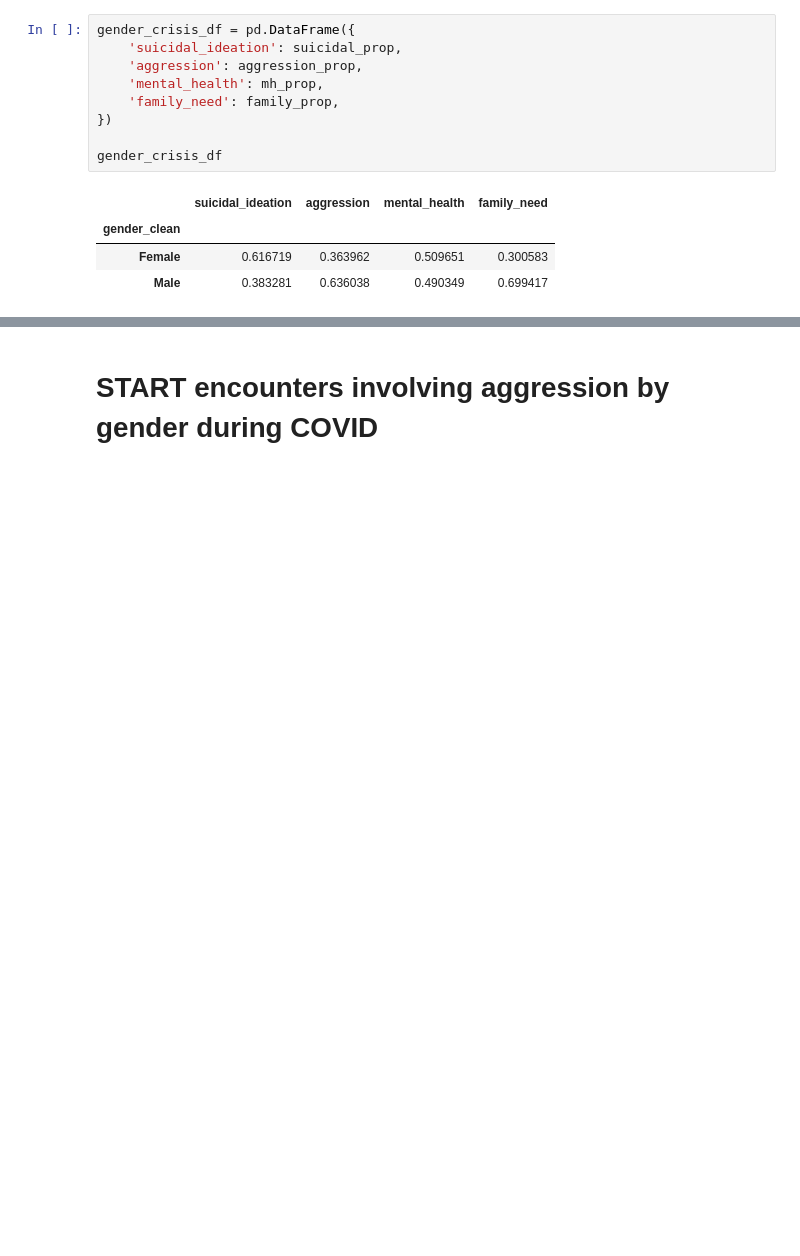
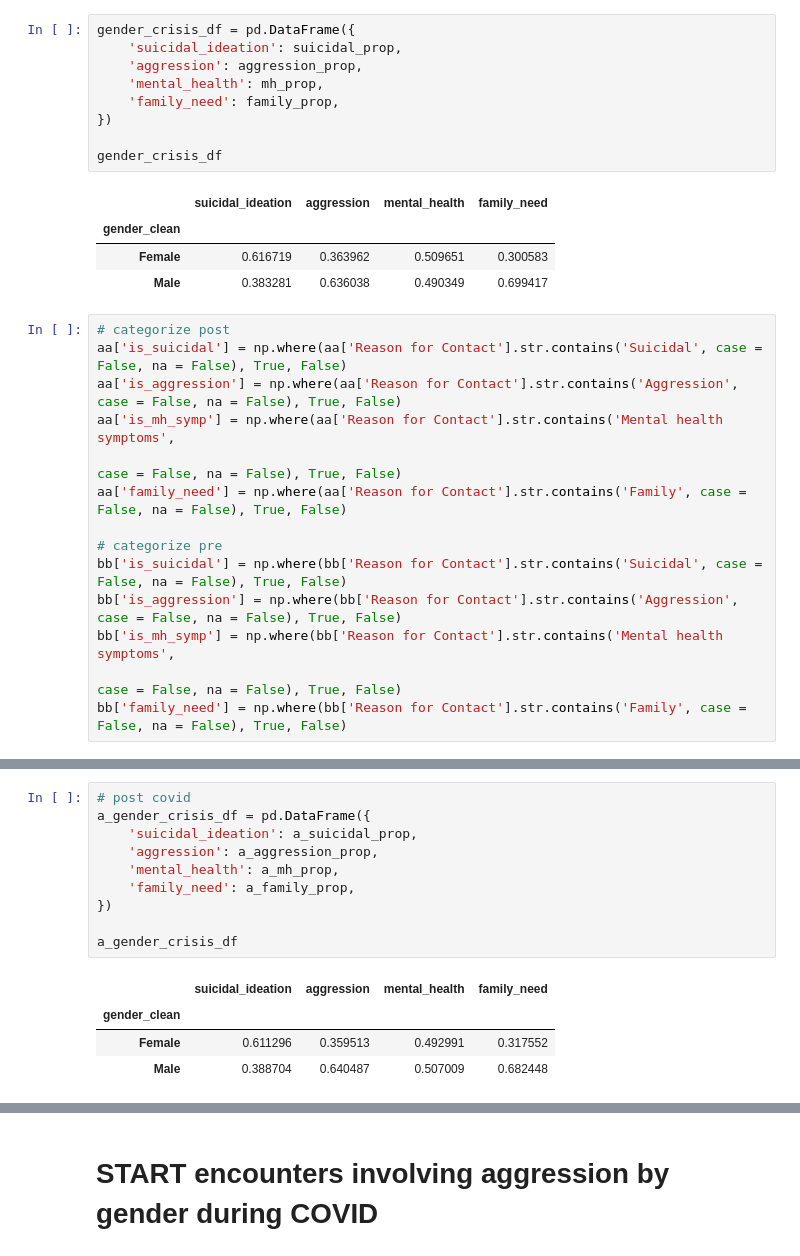
Before and after one commit to orenpk/QSS-20-Final-Project, a Jupyter notebook: code/SIRS_gender_analysis.ipynb, the cells around one changed output, grey strips where cells are left out. Drawn from its saved outputs; the diff is of its cells as text; blank space fills up the shorter version.

```diff
--- a/code/SIRS_gender_analysis.ipynb
+++ b/code/SIRS_gender_analysis.ipynb
@@ -418,3 +414,17 @@ gender_crisis_df
 | gender_clean |  |  |  |  |
 | Female | 0.616719 | 0.363962 | 0.509651 | 0.300583 |
 | Male | 0.383281 | 0.636038 | 0.490349 | 0.699417 |
+# %%
+# categorize post
+aa['is_suicidal'] = np.where(aa['Reason for Contact'].str.contains('Suicidal', case = False, na = False), True, False)
+aa['is_aggression'] = np.where(aa['Reason for Contact'].str.contains('Aggression', case = False, na = False), True, False)
+aa['is_mh_symp'] = np.where(aa['Reason for Contact'].str.contains('Mental health symptoms',
+                                                                                        case = False, na = False), True, False)
+aa['family_need'] = np.where(aa['Reason for Contact'].str.contains('Family', case = False, na = False), True, False)
+
+# categorize pre
+bb['is_suicidal'] = np.where(bb['Reason for Contact'].str.contains('Suicidal', case = False, na = False), True, False)
+bb['is_aggression'] = np.where(bb['Reason for Contact'].str.contains('Aggression', case = False, na = False), True, False)
+bb['is_mh_symp'] = np.where(bb['Reason for Contact'].str.contains('Mental health symptoms',
+                                                                                        case = False, na = False), True, False)
+bb['family_need'] = np.where(bb['Reason for Contact'].str.contains('Family', case = False, na = False), True, False)
@@ -420,0 +512,15 @@ gender_crisis_df
+# %%
+# post covid
+a_gender_crisis_df = pd.DataFrame({
+    'suicidal_ideation': a_suicidal_prop,
+    'aggression': a_aggression_prop,
+    'mental_health': a_mh_prop,
+    'family_need': a_family_prop,
+})
+
+a_gender_crisis_df
+# %% [output]
+|  | suicidal_ideation | aggression | mental_health | family_need |
+| gender_clean |  |  |  |  |
+| Female | 0.611296 | 0.359513 | 0.492991 | 0.317552 |
+| Male | 0.388704 | 0.640487 | 0.507009 | 0.682448 |
```
Also changed, not shown: parts of 9 cells of this notebook.
